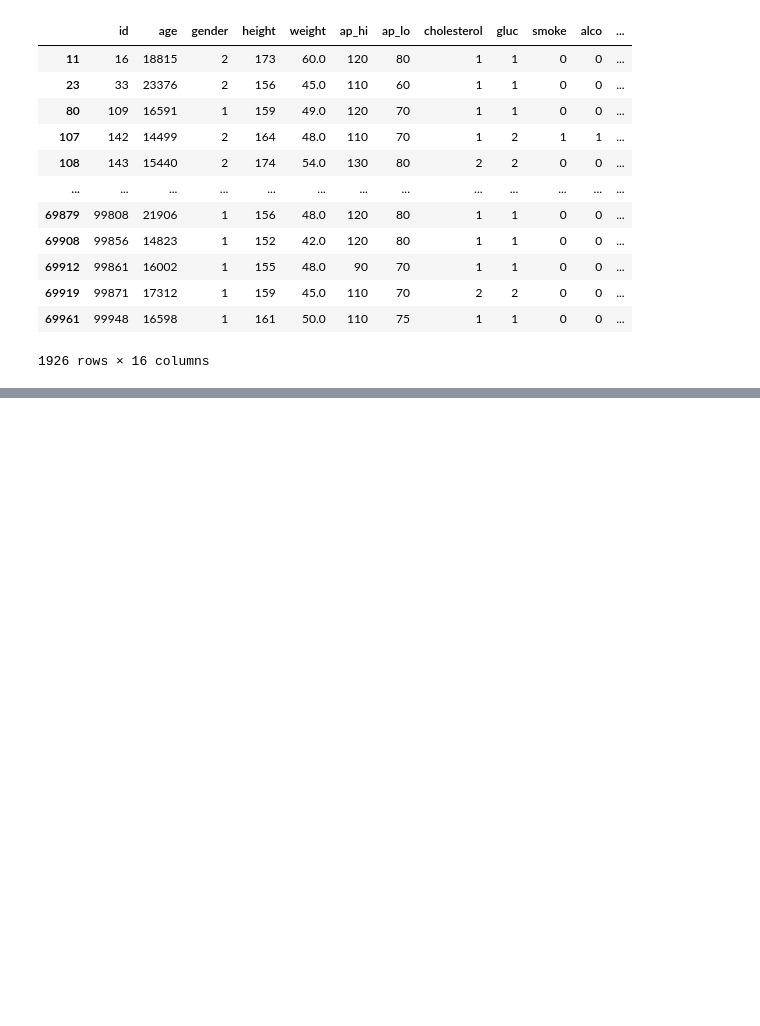
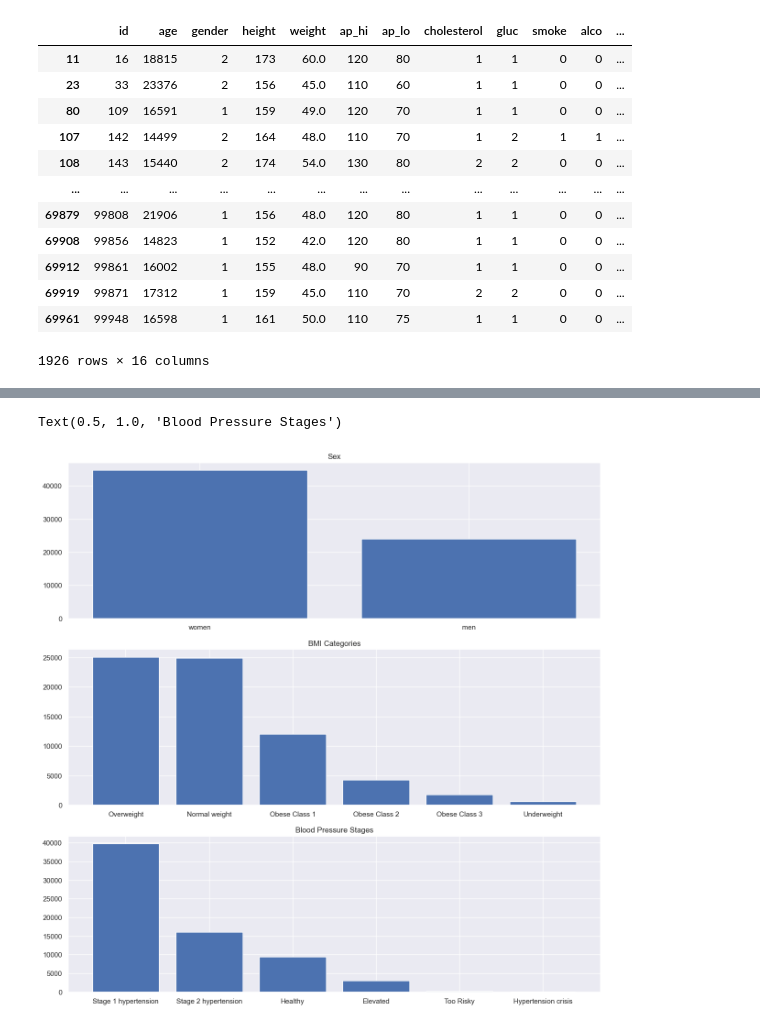
Before and after one commit to Umite93/UE_ML_AI24, a Jupyter notebook: Labb_ML/Disease_Prediction.ipynb, the cells around one changed output, grey strips where cells are left out. Cells and saved outputs as stored; diff of their text form; code cells hidden in the pictures; blank space fills up the shorter version.

```diff
--- a/Labb_ML/Disease_Prediction.ipynb
+++ b/Labb_ML/Disease_Prediction.ipynb
@@ -104,3 +88,30 @@ df[df["bmi"]<= 20]
 | 69919 | 99871 | 17312 | 1 | 159 | 45.0 | 110 | 70 | 2 | 2 | 0 | 0 | ... |
 | 69961 | 99948 | 16598 | 1 | 161 | 50.0 | 110 | 75 | 1 | 1 | 0 | 0 | ... |
 1926 rows × 16 columns
+# %%
+# ap_hi = Systolic blood pressure, ap_lo = Diastolic blood pressure
+# högsta uppmätta blodtryck = 370/360
+# blodtryck under 90/60 räknas som under "Healthy" blodtryck, därför tog jag med hälften av de värdena
+
+
+conditions = [
+    (df["ap_hi"] < 90) | (df["ap_lo"] < 60),
+    (df["ap_hi"] < 120) & (df["ap_lo"] < 80),
+    (df["ap_hi"] >= 120) & (df["ap_hi"] < 130) & (df["ap_lo"] < 80),
+    ((df["ap_hi"] >= 130) & (df["ap_hi"] < 140)) | ((df["ap_lo"] >= 80) & (df["ap_lo"] < 90)),
+    ((df["ap_hi"] >= 140) & (df["ap_hi"] < 180)) | ((df["ap_lo"] >= 90) & (df["ap_lo"] < 120)),
+    (df["ap_hi"] >= 180) | (df["ap_lo"] >= 120)
+]
+
+labels = [
+    "Too Risky",
+    "Healthy",
+    "Elevated",
+    "Stage 1 hypertension",
+    "Stage 2 hypertension",
+    "Hypertension crisis"
+]
+
+df = df.copy()
+df["blood pressure stages"] = np.select(conditions, labels, default="Unknown")
+df
@@ -106,0 +132,4 @@ df[df["bmi"]<= 20]
+# %%
+df = df[(df["ap_hi"] <= 380) & (df["ap_hi"] > 45) & (df["ap_lo"] <= 370) & (df["ap_lo"] > 30) & (df["ap_lo"] < df["ap_hi"])]
+
+df
@@ -106,0 +150,16 @@ df[df["bmi"]<= 20]
+# %%
+df2= df[df["cardio"] == 1]
+
+fig, ax = plt.subplots(3, 1, figsize =(15, 15))
+sex = df["sex"].value_counts()
+ax[0].bar(sex.index, sex.values)
+ax[0].set_title("Sex")
+bmi_categories = df["bmi_categories"].value_counts()
+ax[1].bar(bmi_categories.index, bmi_categories.values)
+ax[1].set_title("BMI Categories")
+blood_pressure_stages = df["blood pressure stages"].value_counts()
+ax[2].bar(blood_pressure_stages.index, blood_pressure_stages.values)
+ax[2].set_title("Blood Pressure Stages")
+# %% [output]
+Text(0.5, 1.0, 'Blood Pressure Stages')
+[figure, added]
```
Also changed, not shown: parts of 13 cells of this notebook.
